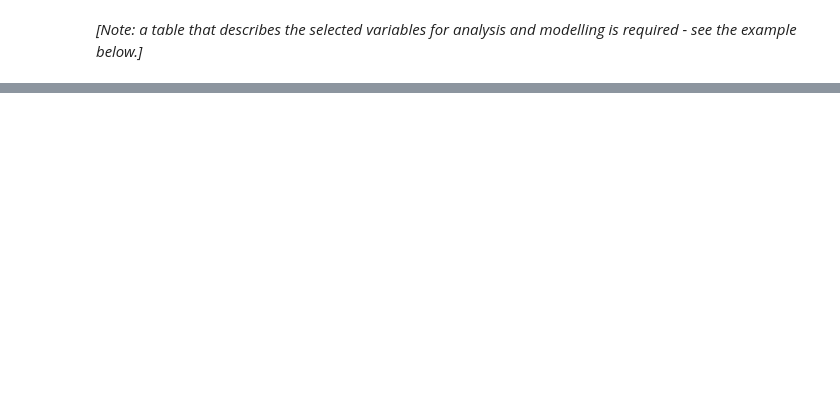
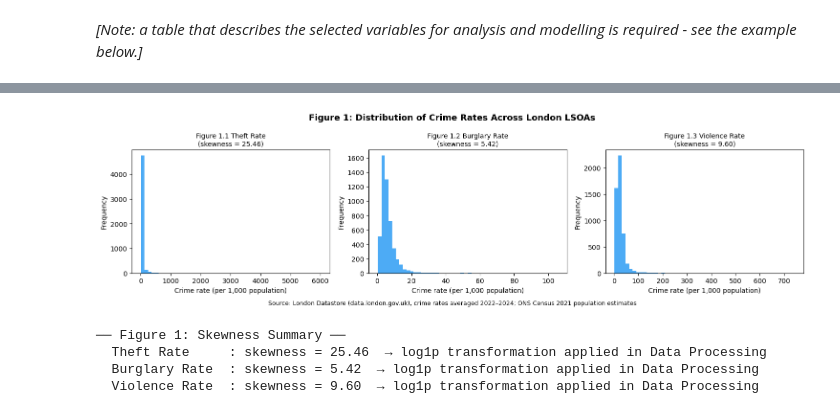
Before and after one commit to ChloeJing0616/DSSS, a Jupyter notebook: Template_submission_CASA0006.ipynb, the cells around one changed output, grey strips where cells are left out. Saved outputs shown, nothing was run; the diff lists cells and outputs as text; code cells hidden in the pictures; blank space fills up the shorter version.

```diff
--- a/Template_submission_CASA0006.ipynb
+++ b/Template_submission_CASA0006.ipynb
@@ -55,0 +176,12 @@
+# %%
+# Base URL for accessing raw data
+base_url = "https://raw.githubusercontent.com/ChloeJing0616/DSSS/main/submission/"
+# %%
+# Load crime rate data
+crime_rate = pd.read_csv(base_url + "lsoa_crime_rates.csv")
+# Load population data
+population = pd.read_csv(base_url + "population.csv")
+# Load urban features dataset
+final_dataset = pd.read_csv(base_url + "final_dataset.csv")
+# Load IMD score directly
+imd = pd.read_csv(base_url + "imd_lsoa.csv")
@@ -55,0 +358,46 @@
+# %%
+# Figure 1: Distribution of Crime Rates (Y variables)
+# Three target variables (theft, burglary, violence) show strong right skew,
+# confirming the need for log1p transformation before modelling.
+
+import numpy as np
+import matplotlib.pyplot as plt
+
+cols_y = ['theft_rate', 'burglary_rate', 'violence_rate']
+labels = ['Theft Rate', 'Burglary Rate', 'Violence Rate']
+
+fig, axes = plt.subplots(1, 3, figsize=(15, 4))
+fig.suptitle(
+    "Figure 1: Distribution of Crime Rates Across London LSOAs",
+    fontsize=13, fontweight='bold'
+)
+
+for i, (col, label) in enumerate(zip(cols_y, labels)):
+    raw = crime_rate[col].dropna()
+    axes[i].hist(raw, bins=50, color='#2196F3', alpha=0.8)
+    axes[i].set_title(
+        f"Figure 1.{i+1} {label}\n(skewness = {raw.skew():.2f})",
+        fontsize=10
+    )
+    axes[i].set_xlabel("Crime rate (per 1,000 population)")
+    axes[i].set_ylabel("Frequency")
+
+plt.tight_layout()
+plt.figtext(
+    0.5, -0.02,
+    "Source: London Datastore (data.london.gov.uk), crime rates averaged 2022–2024; ONS Census 2021 population estimates",
+    ha="center", fontsize=9
+)
+plt.show()
+
+# Skewness values confirm right-skewed distributions across all three crime types
+print("\n── Figure 1: Skewness Summary ──")
+for col, label in zip(cols_y, labels):
+    raw = crime_rate[col].dropna()
+    print(f"  {label:15s}: skewness = {raw.skew():.2f}  → log1p transformation applied in Data Processing")
+# %% [output]
+[figure, added]
+── Figure 1: Skewness Summary ──
+  Theft Rate     : skewness = 25.46  → log1p transformation applied in Data Processing
+  Burglary Rate  : skewness = 5.42  → log1p transformation applied in Data Processing
+  Violence Rate  : skewness = 9.60  → log1p transformation applied in Data Processing
```
Also changed, not shown: parts of 57 cells of this notebook.
